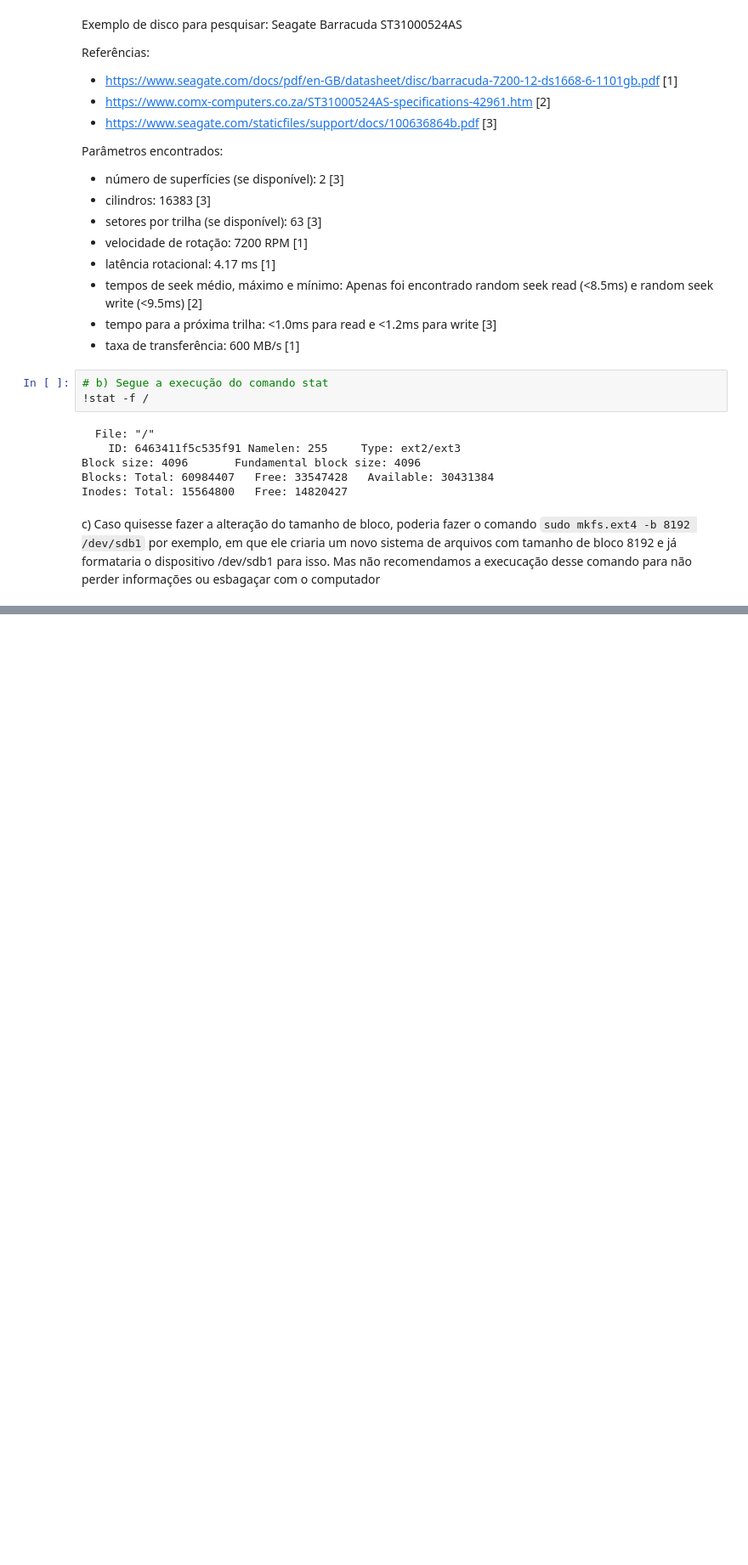
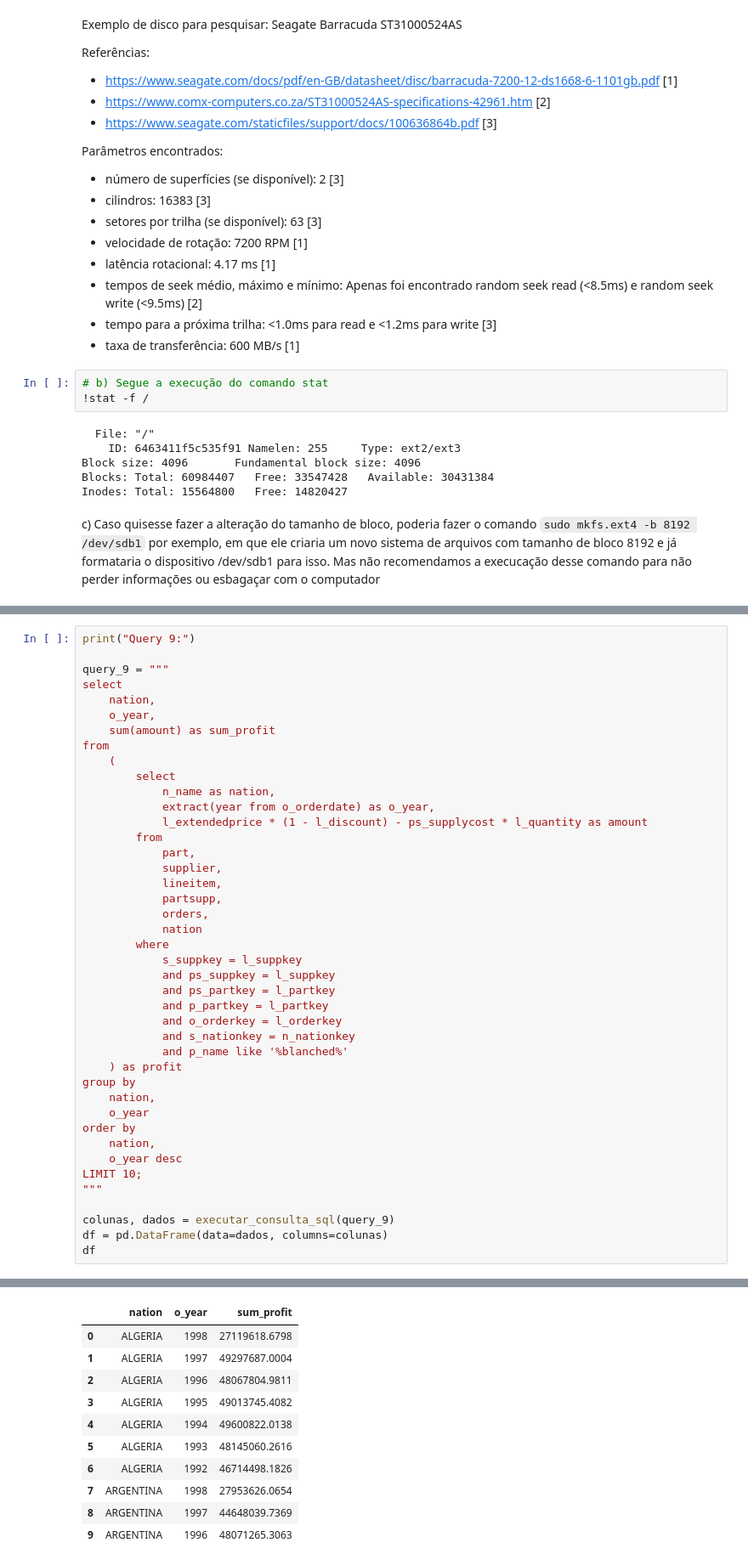
Before and after one commit to educcamara/BD-TP03, a Jupyter notebook: parte1.ipynb, the cells around one changed output, grey strips where cells are left out. Shown: that part at 85% size. Cells and saved outputs as stored; diff of their text form; blank space fills up the shorter version.

```diff
--- a/parte1.ipynb
+++ b/parte1.ipynb
@@ -166,0 +582,43 @@ c) Caso quisesse fazer a alteração do tamanho de bloco, poderia fazer o comand
+# %%
+print("Query 9:")
+
+query_9 = """
+select
+	nation,
+	o_year,
+	sum(amount) as sum_profit
+from
+	(
+		select
+			n_name as nation,
+			extract(year from o_orderdate) as o_year,
+			l_extendedprice * (1 - l_discount) - ps_supplycost * l_quantity as amount
+		from
+			part,
+			supplier,
+			lineitem,
+			partsupp,
+			orders,
+			nation
+		where
+			s_suppkey = l_suppkey
+			and ps_suppkey = l_suppkey
+			and ps_partkey = l_partkey
+			and p_partkey = l_partkey
+			and o_orderkey = l_orderkey
+			and s_nationkey = n_nationkey
+			and p_name like '%blanched%'
+	) as profit
+group by
+	nation,
+	o_year
+order by
+	nation,
+	o_year desc
+LIMIT 10;
+"""
+
+colunas, dados = executar_consulta_sql(query_9)
+df = pd.DataFrame(data=dados, columns=colunas)
+df
+# %% [output]
@@ -166,0 +642,11 @@ c) Caso quisesse fazer a alteração do tamanho de bloco, poderia fazer o comand
+|  | nation | o_year | sum_profit |
+| 0 | ALGERIA | 1998 | 27119618.6798 |
+| 1 | ALGERIA | 1997 | 49297687.0004 |
+| 2 | ALGERIA | 1996 | 48067804.9811 |
+| 3 | ALGERIA | 1995 | 49013745.4082 |
+| 4 | ALGERIA | 1994 | 49600822.0138 |
+| 5 | ALGERIA | 1993 | 48145060.2616 |
+| 6 | ALGERIA | 1992 | 46714498.1826 |
+| 7 | ARGENTINA | 1998 | 27953626.0654 |
+| 8 | ARGENTINA | 1997 | 44648039.7369 |
+| 9 | ARGENTINA | 1996 | 48071265.3063 |
```
Also changed, not shown: parts of 18 cells of this notebook, 1 other file.
